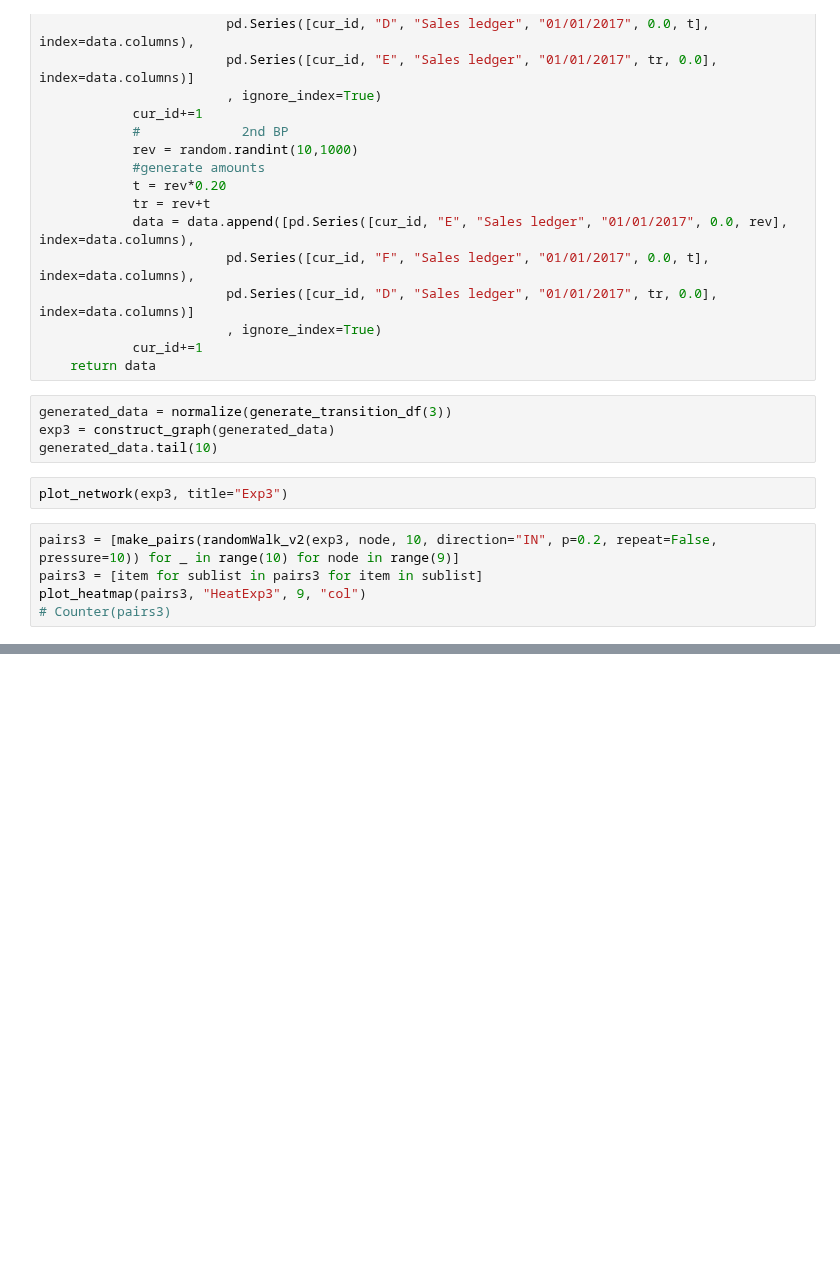
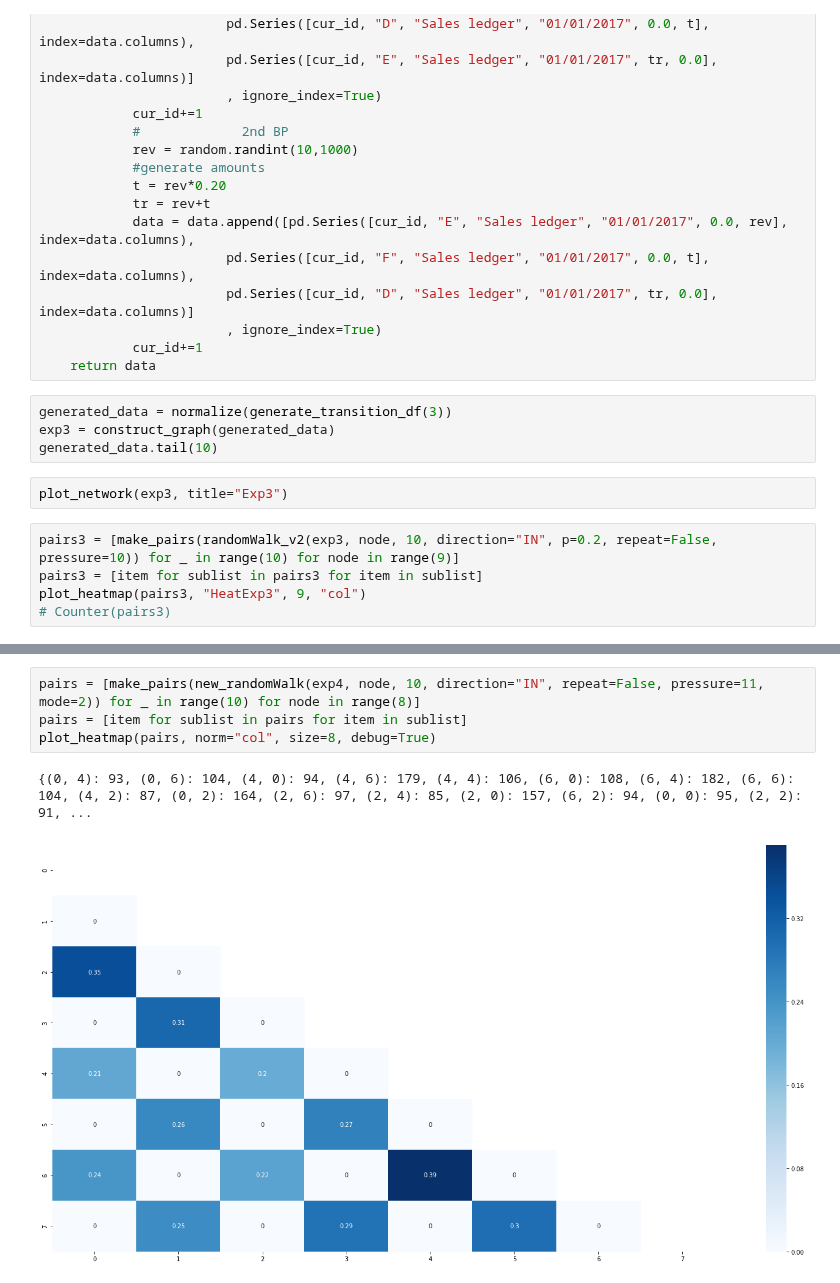
Before and after one commit to AlexWorldD/NetEmbs, a Jupyter notebook: ProofOfConcept.ipynb, the cells around one changed output, grey strips where cells are left out. Drawn from its saved outputs; the diff is of its cells as text; blank space fills up the shorter version.

```diff
--- a/ProofOfConcept.ipynb
+++ b/ProofOfConcept.ipynb
@@ -466,0 +597,7 @@ plot_heatmap(pairs3, "HeatExp3", 9, "col")
+# %%
+pairs = [make_pairs(new_randomWalk(exp4, node, 10, direction="IN", repeat=False, pressure=11, mode=2)) for _ in range(10) for node in range(8)]
+pairs = [item for sublist in pairs for item in sublist]
+plot_heatmap(pairs, norm="col", size=8, debug=True)
+# %% [output]
+{(0, 4): 93, (0, 6): 104, (4, 0): 94, (4, 6): 179, (4, 4): 106, (6, 0): 108, (6, 4): 182, (6, 6): 104, (4, 2): 87, (0, 2): 164, (2, 6): 97, (2, 4): 85, (2, 0): 157, (6, 2): 94, (0, 0): 95, (2, 2): 91, ...
+[figure, added]
```
Also changed, not shown: parts of 10 cells of this notebook, 3 other files.
